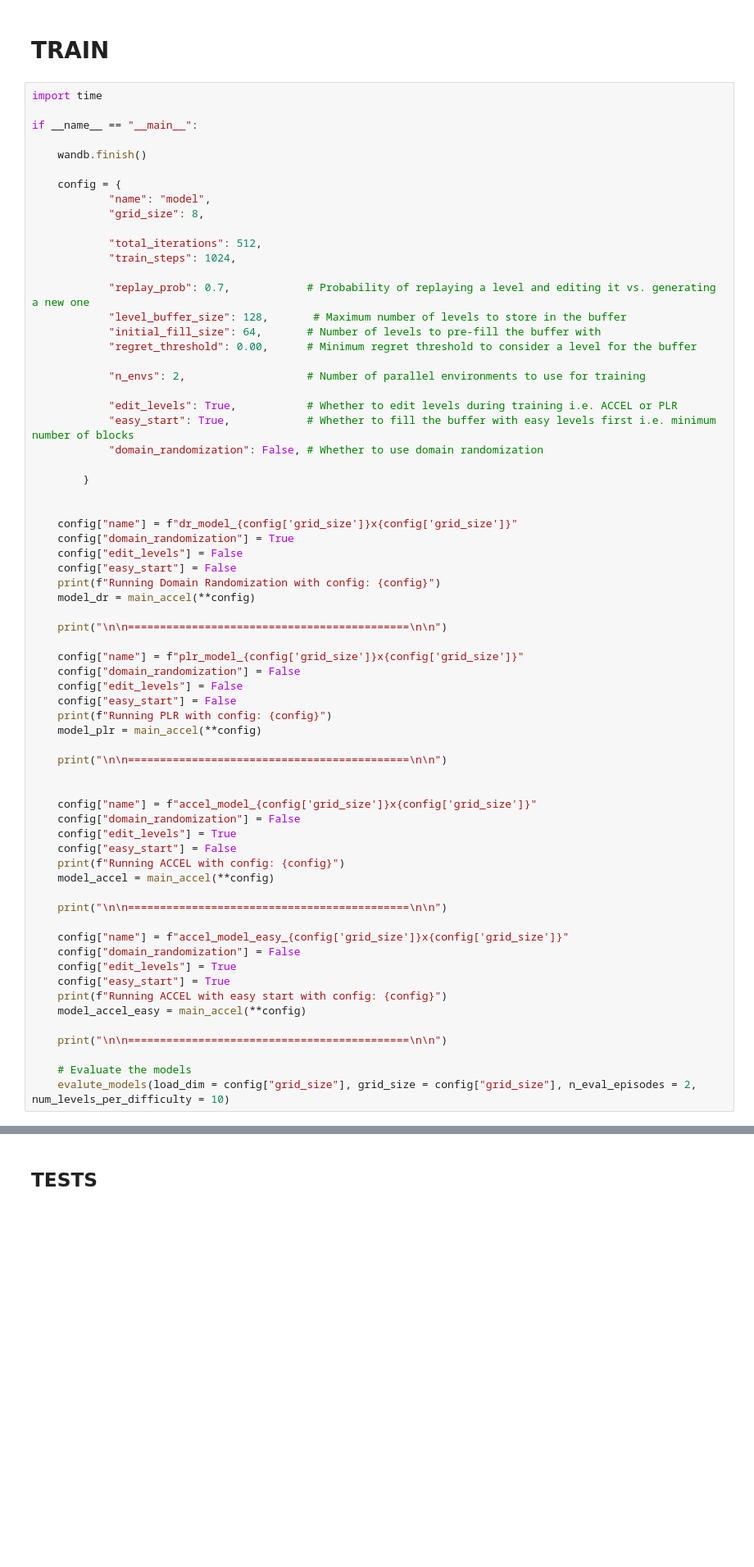
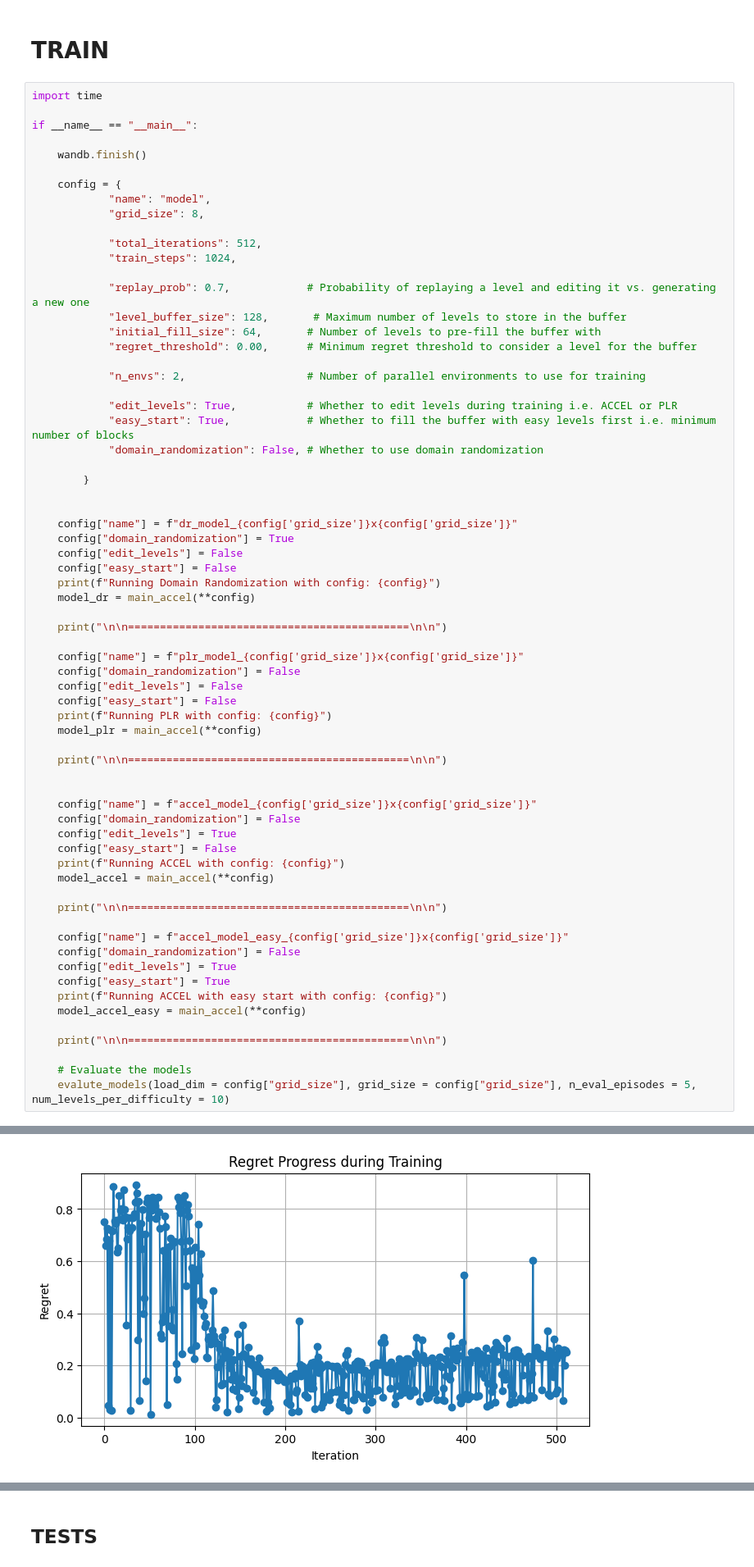
Before and after one commit to noostale/accel-adaptive-rl-env-curricula, a Jupyter notebook: accel.ipynb, the cells around one changed output, grey strips where cells are left out. Shown: that part at 82% size. Saved outputs shown, nothing was run; the diff lists cells and outputs as text; blank space fills up the shorter version.

```diff
--- a/accel.ipynb
+++ b/accel.ipynb
@@ -708,7 +711,7 @@ if __name__ == "__main__":
     print("\n\n============================================\n\n")
 
     # Evaluate the models
-    evalute_models(load_dim = config["grid_size"], grid_size = config["grid_size"], n_eval_episodes = 2, num_levels_per_difficulty = 10)
+    evalute_models(load_dim = config["grid_size"], grid_size = config["grid_size"], n_eval_episodes = 5, num_levels_per_difficulty = 10)
 # %% [output]
 [interactive output not drawn]
 Running Domain Randomization with config: {'name': 'dr_model_8x8', 'grid_size': 8, 'total_iterations': 512, 'train_steps': 1024, 'replay_prob': 0.7, 'level_buffer_size': 128, 'initial_fill_size': 64,  ...
@@ -752,0 +757 @@ Regret for current level: 0.20455248355865474, buffer size: 128
+[figure, added]
```
Also changed, not shown: parts of 6 cells of this notebook, 43 other files.
